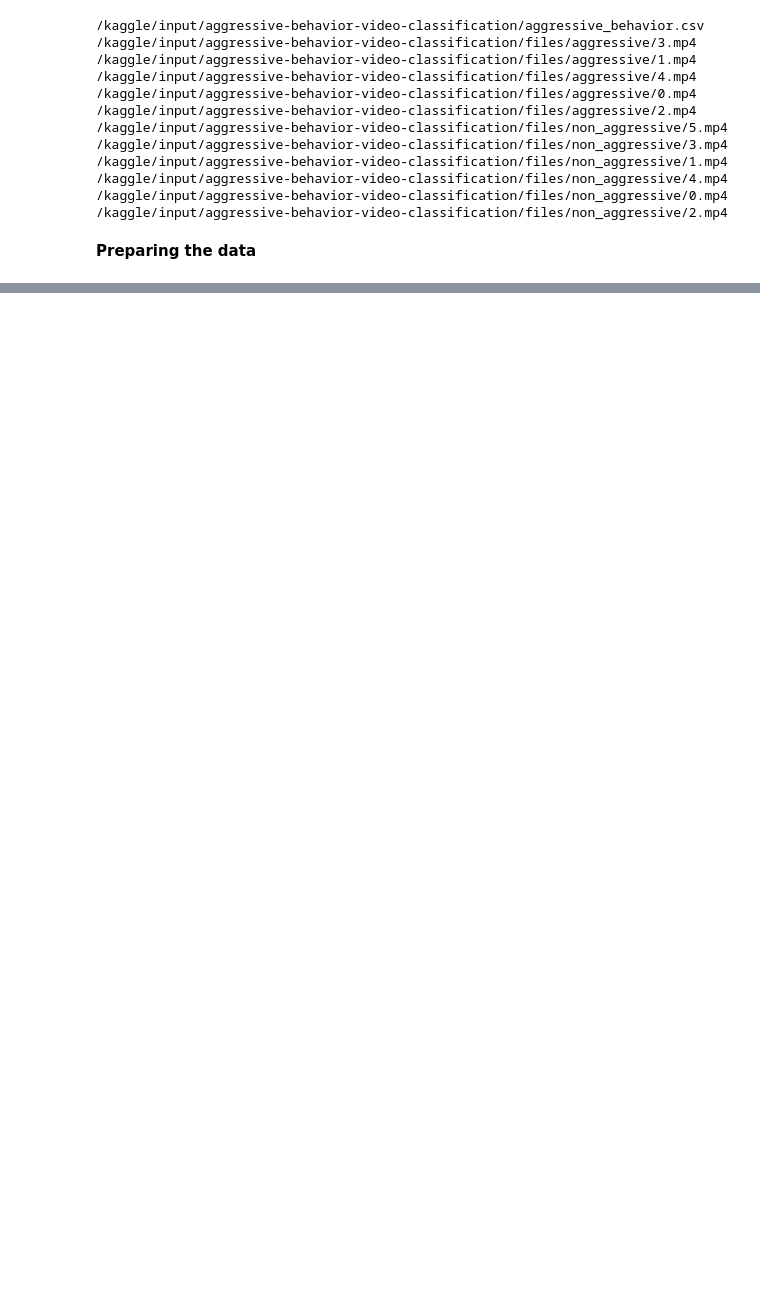
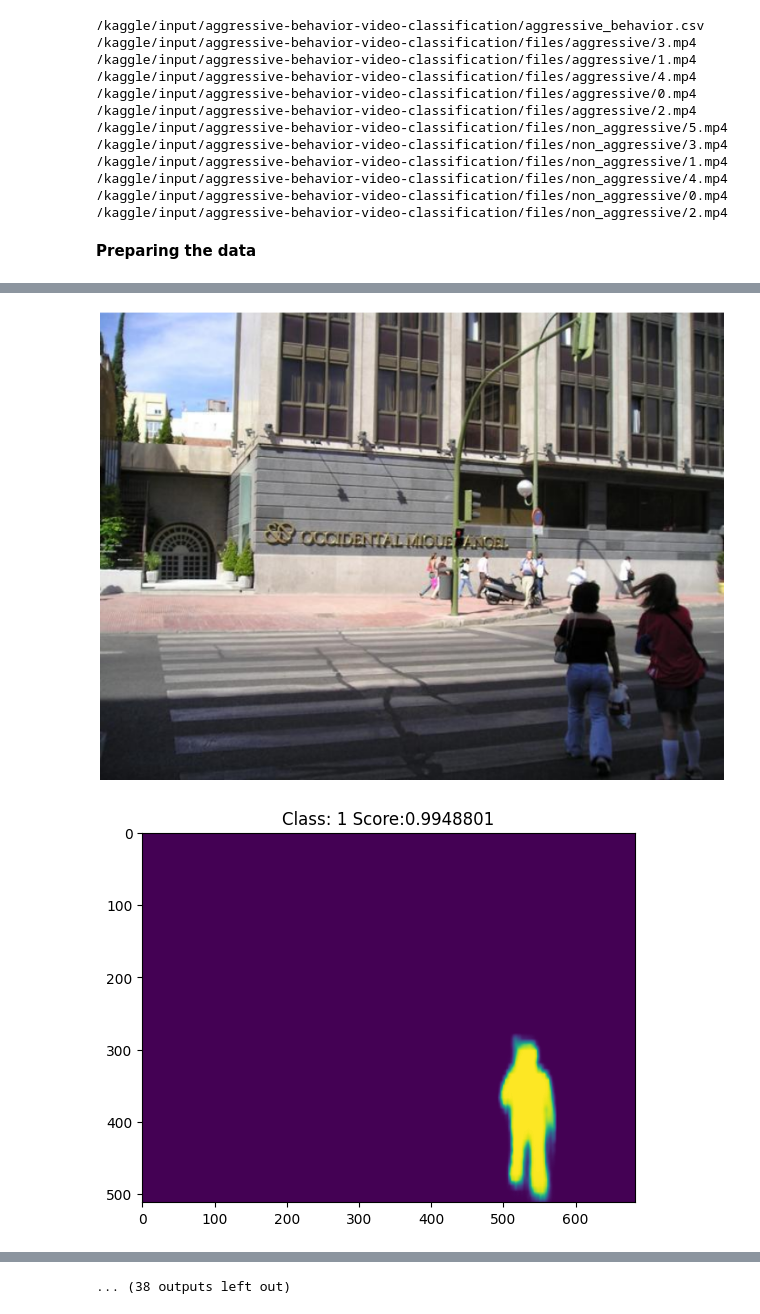
Before and after one commit to AleksandrMorozov123/Computer-vision-with-TensorFlow-Keras-and-OpenCV, a Jupyter notebook: video-detection-algorithms.ipynb, the cells around one changed output, grey strips where cells are left out. Saved outputs shown, nothing was run; the diff lists cells and outputs as text; code cells hidden in the pictures; blank space fills up the shorter version.

```diff
--- a/video-detection-algorithms.ipynb
+++ b/video-detection-algorithms.ipynb
@@ -315,0 +121,7 @@ print (genders, ages)
+# %%
+def get_transform(train):
+    image_transforms = []
+    image_transforms.append(T.PILToTensor())
+    if train:
+        image_transforms.append(T.RandomHorizontalFlip(0.5))
+    return T.Compose(image_transforms)
@@ -315,0 +297,13 @@ print (genders, ages)
+# %%
+model.eval()
+im = dataset_test[8][0]
+show(im)
+with torch.no_grad():
+    prediction = model([im.to(device)])
+    for i in range(len(prediction[0]['masks'])):
+        plt.imshow(Image.fromarray(prediction[0]['masks'][i, 0].mul(255).byte().cpu().numpy()))
+        plt.title('Class: '+str(prediction[0]['labels'][i].cpu().numpy())+' Score:'+str(prediction[0]['scores'][i].cpu().numpy()))
+        plt.show()
+# %% [output]
+[figure, added]
+[figure, added]
@@ -315,0 +320 @@ print (genders, ages)
+... (38 outputs left out)
```
Also changed, not shown: parts of 33 cells of this notebook.
